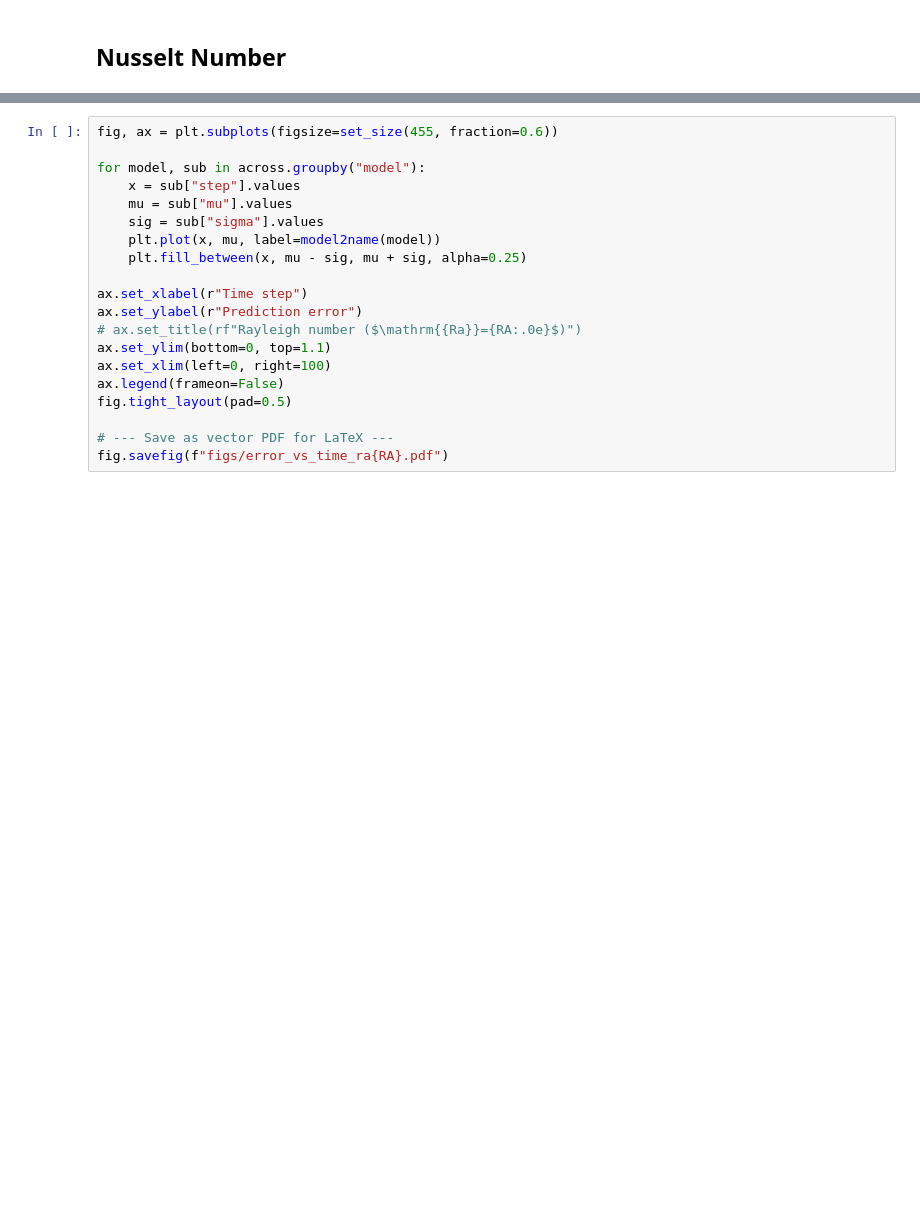
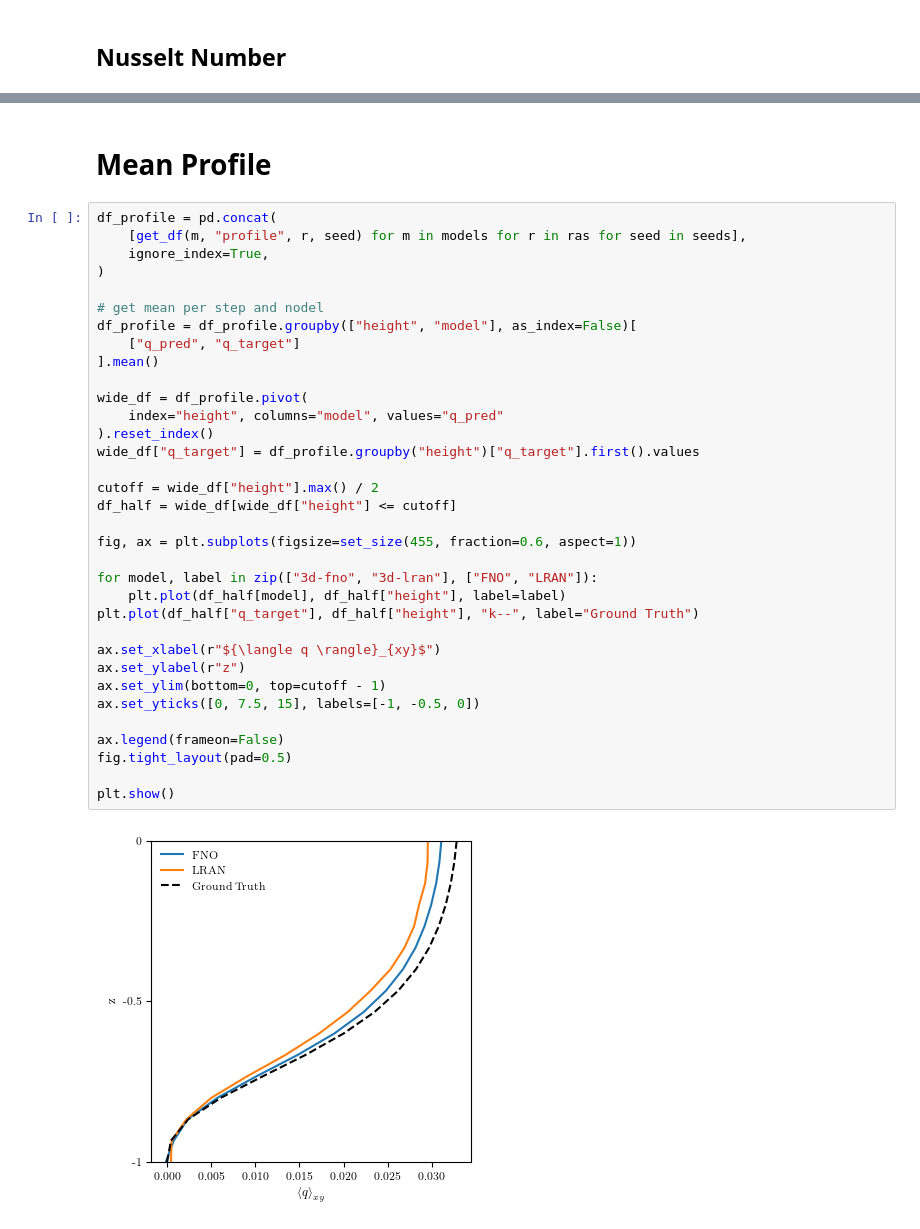
Before and after one commit to tmarkmann/RBC-PINN-Surrogate, a Jupyter notebook: notebooks/tm-7-3D-results.ipynb, the cells around one changed output, grey strips where cells are left out. Cells and saved outputs as stored; diff of their text form; blank space fills up the shorter version.

```diff
--- a/notebooks/tm-7-3D-results.ipynb
+++ b/notebooks/tm-7-3D-results.ipynb
@@ -230,20 +202,38 @@ plt.show()
-# %%
-fig, ax = plt.subplots(figsize=set_size(455, fraction=0.6))
-
-for model, sub in across.groupby("model"):
-    x = sub["step"].values
-    mu = sub["mu"].values
-    sig = sub["sigma"].values
-    plt.plot(x, mu, label=model2name(model))
-    plt.fill_between(x, mu - sig, mu + sig, alpha=0.25)
-
-ax.set_xlabel(r"Time step")
-ax.set_ylabel(r"Prediction error")
-# ax.set_title(rf"Rayleigh number ($\mathrm{{Ra}}={RA:.0e}$)")
-ax.set_ylim(bottom=0, top=1.1)
-ax.set_xlim(left=0, right=100)
-ax.legend(frameon=False)
-fig.tight_layout(pad=0.5)
-
-# --- Save as vector PDF for LaTeX ---
-fig.savefig(f"figs/error_vs_time_ra{RA}.pdf")
+# %% [markdown]
+# Mean Profile
+# %%
+df_profile = pd.concat(
+    [get_df(m, "profile", r, seed) for m in models for r in ras for seed in seeds],
+    ignore_index=True,
+)
+
+# get mean per step and nodel
+df_profile = df_profile.groupby(["height", "model"], as_index=False)[
+    ["q_pred", "q_target"]
+].mean()
+
+wide_df = df_profile.pivot(
+    index="height", columns="model", values="q_pred"
+).reset_index()
+wide_df["q_target"] = df_profile.groupby("height")["q_target"].first().values
+
+cutoff = wide_df["height"].max() / 2
+df_half = wide_df[wide_df["height"] <= cutoff]
+
+fig, ax = plt.subplots(figsize=set_size(455, fraction=0.6, aspect=1))
+
+for model, label in zip(["3d-fno", "3d-lran"], ["FNO", "LRAN"]):
+    plt.plot(df_half[model], df_half["height"], label=label)
+plt.plot(df_half["q_target"], df_half["height"], "k--", label="Ground Truth")
+
+ax.set_xlabel(r"${\langle q \rangle}_{xy}$")
+ax.set_ylabel(r"z")
+ax.set_ylim(bottom=0, top=cutoff - 1)
+ax.set_yticks([0, 7.5, 15], labels=[-1, -0.5, 0])
+
+ax.legend(frameon=False)
+fig.tight_layout(pad=0.5)
+
+plt.show()
+# %% [output]
+[figure, added]
```
Also changed, not shown: parts of 2 cells of this notebook, 2 other files.
